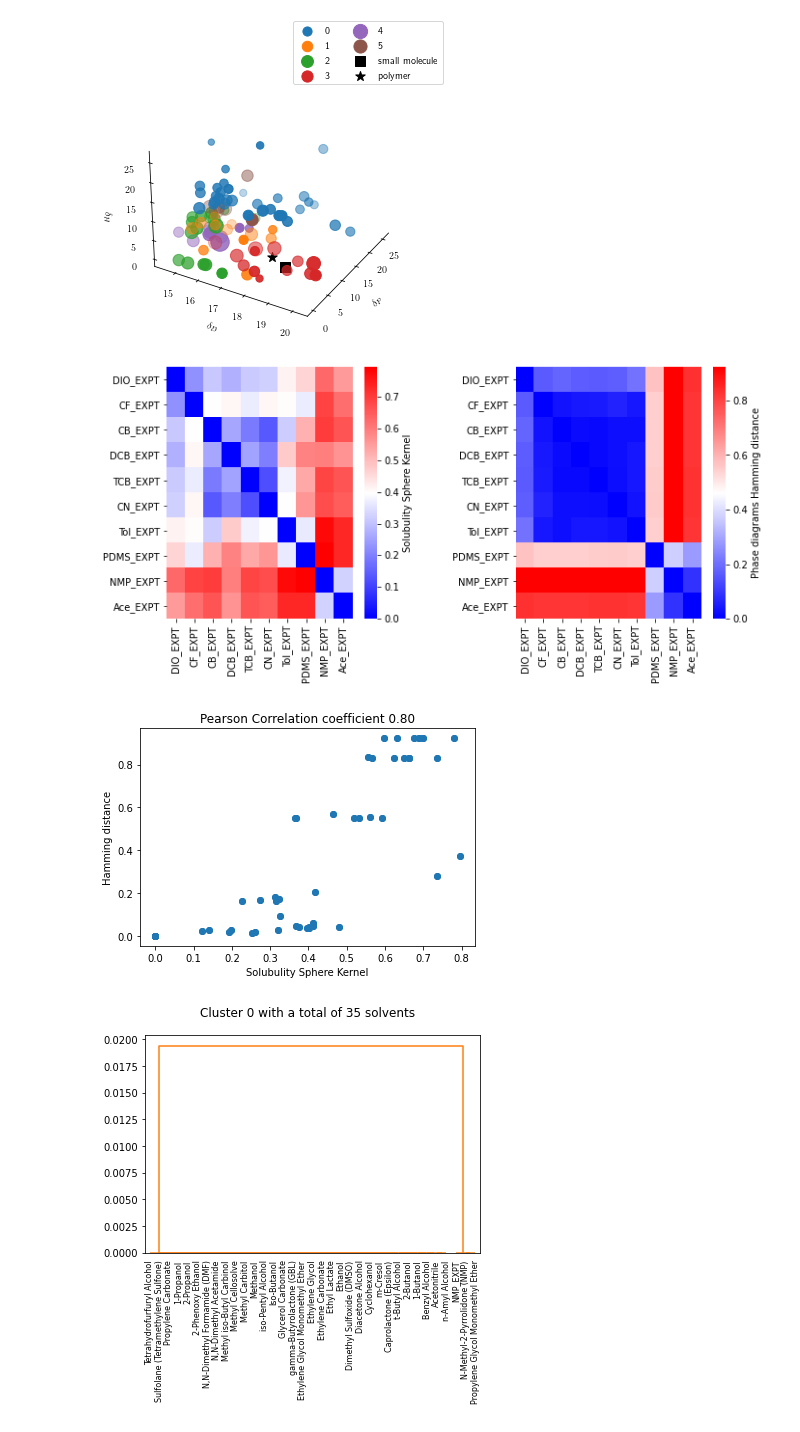
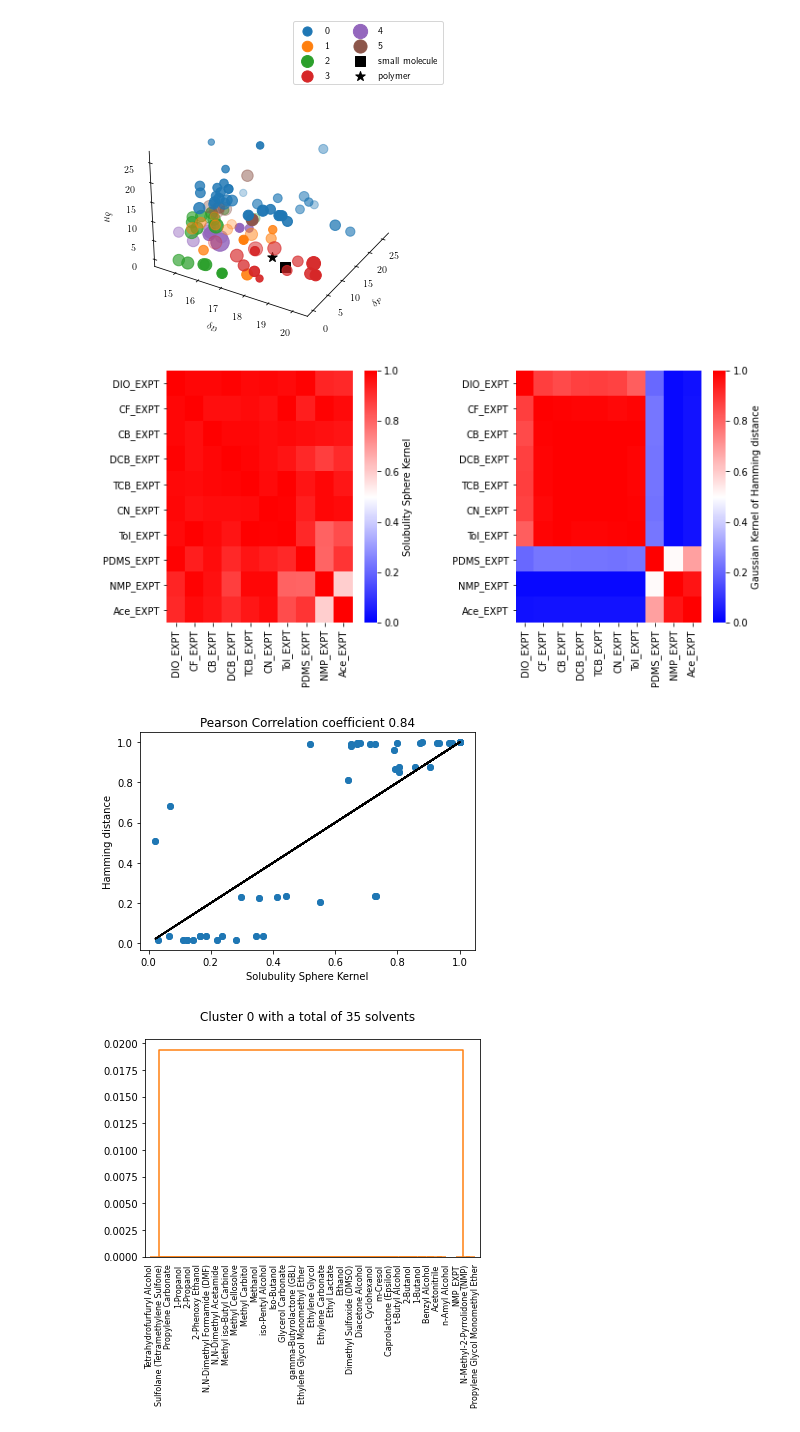
Before and after one commit to kiranvad/polyphase, a Jupyter notebook: notebooks/04-[Final] Clustering high-throughput phase diagrams.ipynb, the cells around one changed output. Saved outputs shown, nothing was run; the diff lists cells and outputs as text; code cells hidden in the pictures.

```diff
--- a/notebooks/04-[Final] Clustering high-throughput phase diagrams.ipynb
+++ b/notebooks/04-[Final] Clustering high-throughput phase diagrams.ipynb
@@ -377,47 +377,57 @@ else:
 # %%
 from scipy.spatial.distance import euclidean, squareform
 
-def ssp_kernel(di, dj):
-    dmu = 0.5*np.asarray(sm)+np.asarray(polymer)
+def ssp_kernel(di, dj,r=3.4, norm='l2'):
+    dmu = 0.5*(np.asarray(sm)+np.asarray(polymer))
     d = euclidean(sm,polymer)
-    gamma = 6.8 + d
+    gamma = 2*r + d
 
     xi = np.asarray(di)-dmu
     xj = np.asarray(dj)-dmu
-    dij = euclidean(xi,xj)
-    similarity = np.exp(-dij/gamma)
 
-    return 1-similarity
+    if norm=='l2':
+        dij = np.sqrt(np.abs(np.dot(xi,xj)))
+    elif norm=='euclidean':
+        dij = euclidean(xi,xj) # this is equal to d(di,dj)
+    else:
+        raise Exception('norm {} is not reconized'.format(norm))
+
+    similarity = np.exp(-(dij**2)/(2* gamma**2))
+
+    return similarity
 
 K_ssp = squareform(pdist(deltas, ssp_kernel))
+np.fill_diagonal(K_ssp, 1)
+K_pd = np.exp(- M ** 2 / (2. * M.std() ** 2))
 # %%
 import seaborn as sns
 plt.rcParams.update({
     "text.usetex": False})
 
 fig, axs = plt.subplots(1,2,figsize=(10.8, 4.8))
 fig.subplots_adjust(left=0.075, right=0.85, wspace=0.5)
 names = sys_df[86:]['solvent'].to_list()
 sns.heatmap(K_ssp[86:,86:],ax = axs[0],xticklabels=names, yticklabels = names,
-            cbar_kws={'label':'Solubulity Sphere Kernel'},cmap='bwr')
-sns.heatmap(M[86:,86:],ax = axs[1],xticklabels=names, yticklabels = names,
-           cbar_kws={'label':'Phase diagrams Hamming distance'},cmap='bwr')
+            cbar_kws={'label':'Solubulity Sphere Kernel'},cmap='bwr',vmin=0,vmax=1)
+sns.heatmap(K_pd[86:,86:],ax = axs[1],xticklabels=names, yticklabels = names,
+           cbar_kws={'label':'Gaussian Kernel of Hamming distance'},cmap='bwr',vmin=0,vmax=1)
 
 plt.show()
 # %% [output]
-[figure, old version]
+[figure, new version]
 # %%
 x = K_ssp[86:,86:].flatten()
-y = M[86:,86:].flatten()
+y = K_pd[86:,86:].flatten()
 r,p = pearsonr(x,y)
 fig, ax = plt.subplots()
 ax.scatter(x,y)
+ax.plot(x,x,color='k')
 ax.set_xlabel('Solubulity Sphere Kernel')
 ax.set_ylabel('Hamming distance')
 ax.set_title('Pearson Correlation coefficient {:.2f}'.format(r))
 plt.show()
 # %% [output]
-[figure, old version]
+[figure, new version]
 # %%
 """Hierarchial clustering
 from : https://scikit-learn.org/stable/auto_examples/cluster/plot_agglomerative_dendrogram.html
```
Also changed, not shown: 5 other files.
